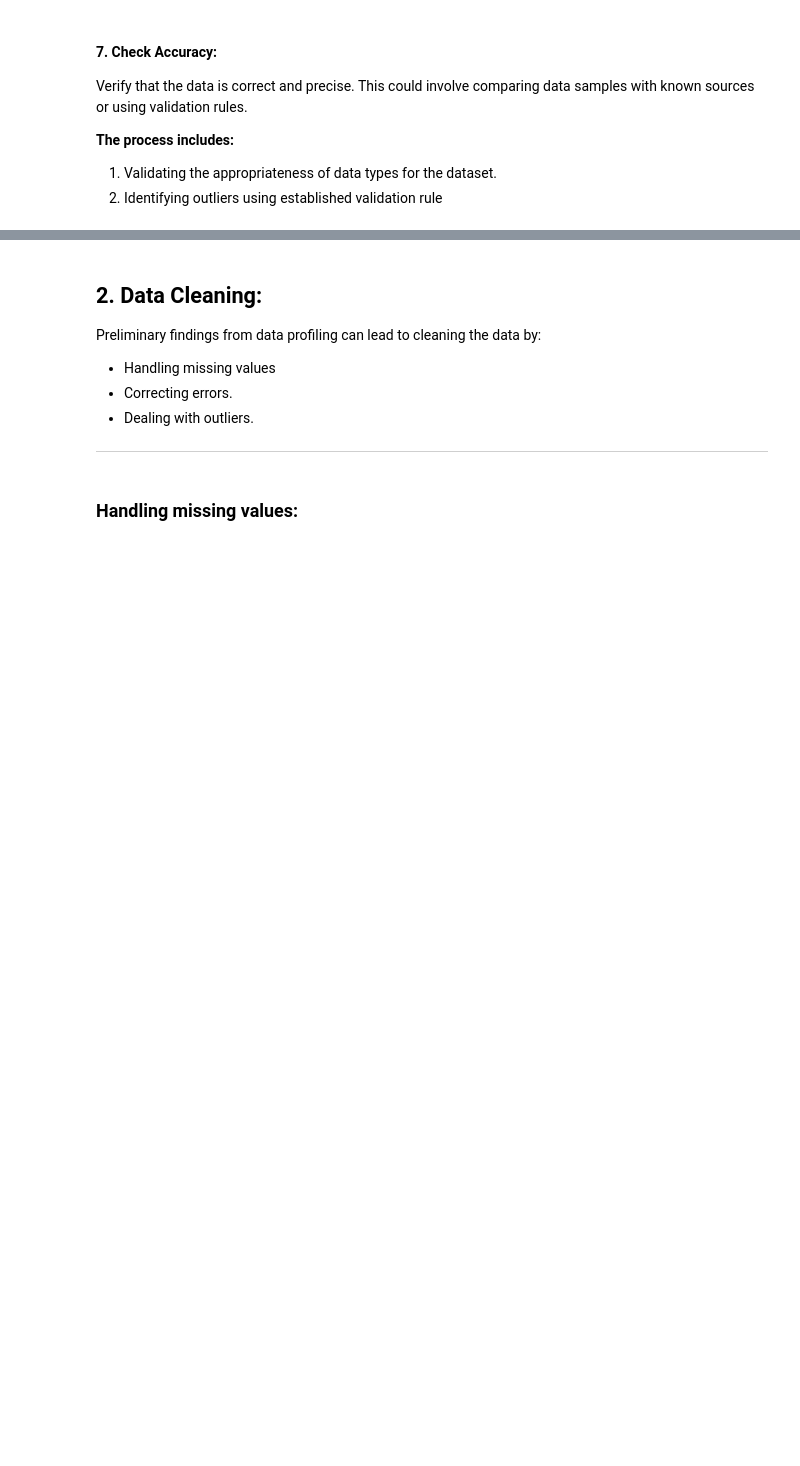
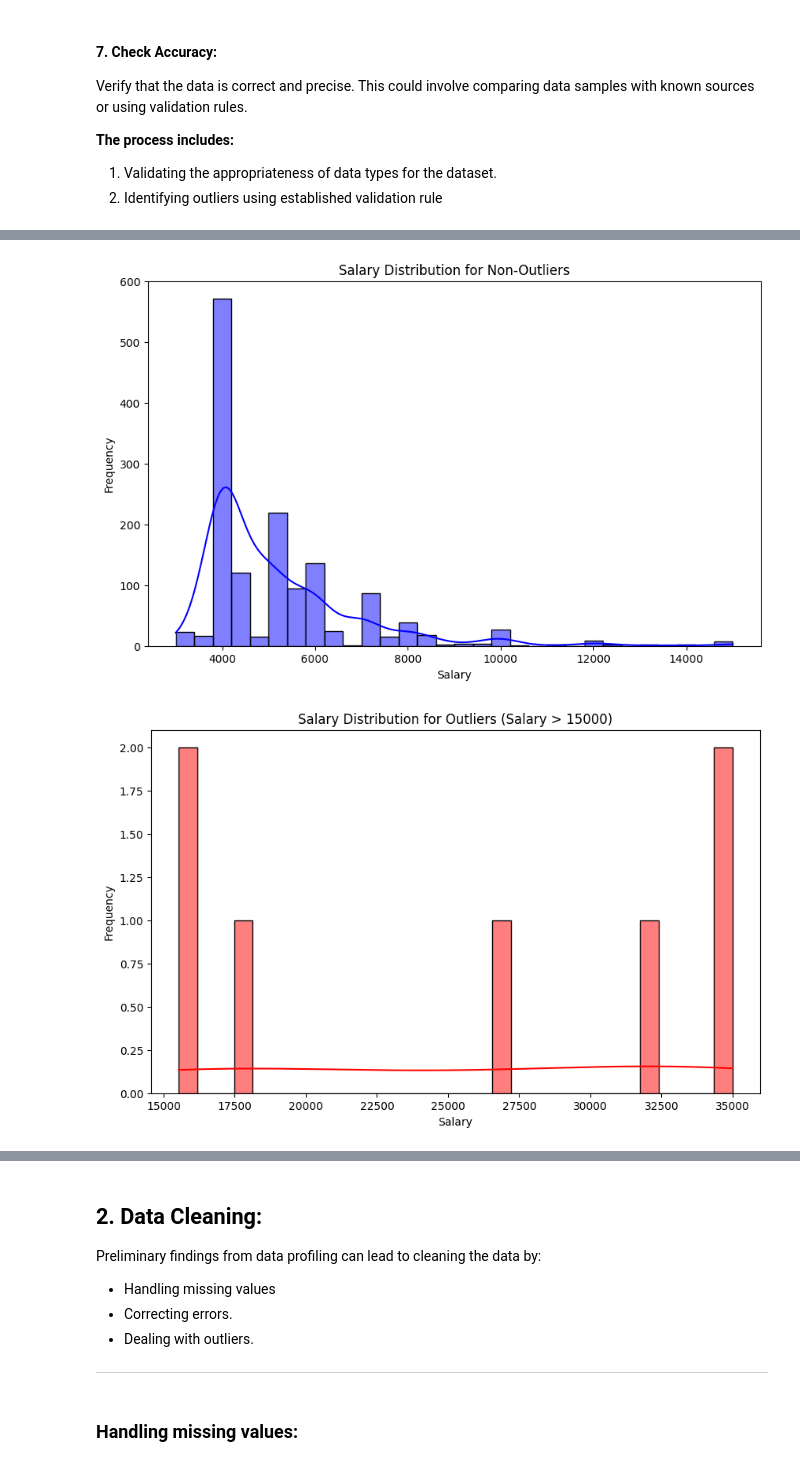
Before and after one commit to Tuwaiq-DS-ML-bootcamp-V-9/Usecase-5, a Jupyter notebook: EDA explain template.ipynb, the cells around one changed output, grey strips where cells are left out. Saved outputs shown, nothing was run; the diff lists cells and outputs as text; code cells hidden in the pictures; blank space fills up the shorter version.

```diff
--- a/EDA explain template.ipynb
+++ b/EDA explain template.ipynb
@@ -498,0 +526,38 @@ We use 3 common visualization methods:
+# %%
+#Define the outlier condition (salary greater than 15000)
+salary_outliers = Jadarat_data[Jadarat_data['Salary'] > 15000]
+
+#Create a new DataFrame for non-outliers (salary less than or equal to 15000)
+non_outliers = Jadarat_data[Jadarat_data['Salary'] <= 15000]
+# %%
+import matplotlib.pyplot as plt
+import seaborn as sns
+
+# Step 1: Plot histogram for Salary Distribution of Non-Outliers
+plt.figure(figsize=(10, 6))
+sns.histplot(non_outliers['Salary'], bins=30, kde=True, color='blue')
+plt.title('Salary Distribution for Non-Outliers')
+plt.xlabel('Salary')
+plt.ylabel('Frequency')
+plt.show()
+
+# Step 2: Plot histogram for Salary Distribution of Outliers
+plt.figure(figsize=(10, 6))
+sns.histplot(salary_outliers['Salary'], bins=30, kde=True, color='red')
+plt.title('Salary Distribution for Outliers (Salary > 15000)')
+plt.xlabel('Salary')
+plt.ylabel('Frequency')
+plt.show()
+
+# Step 3: Combined visualization of Non-Outliers and Outliers
+plt.figure(figsize=(10, 6))
+sns.histplot(non_outliers['Salary'], bins=30, kde=True, color='blue', label='Non-Outliers')
+sns.histplot(salary_outliers['Salary'], bins=30, kde=True, color='red', label='Outliers')
+plt.title('Salary Distribution for Outliers vs Non-Outliers')
+plt.xlabel('Salary')
+plt.ylabel('Frequency')
+plt.legend()
+plt.show()
+# %% [output]
+[figure, added]
+[figure, added]
```
Also changed, not shown: parts of 26 cells of this notebook, 1 other file.
